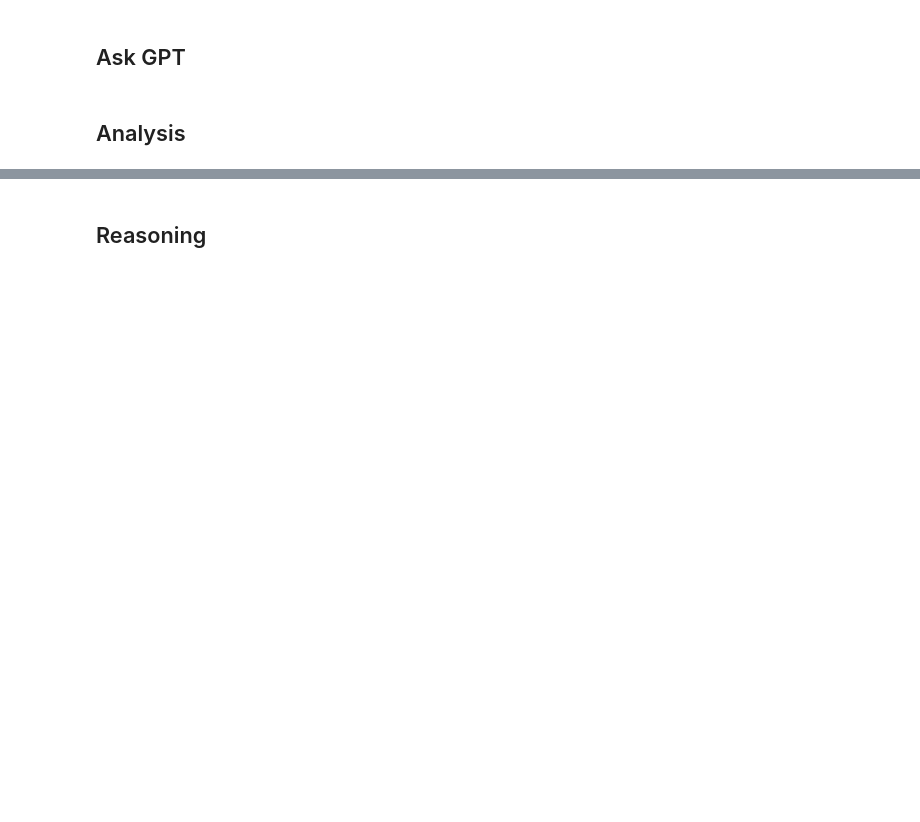
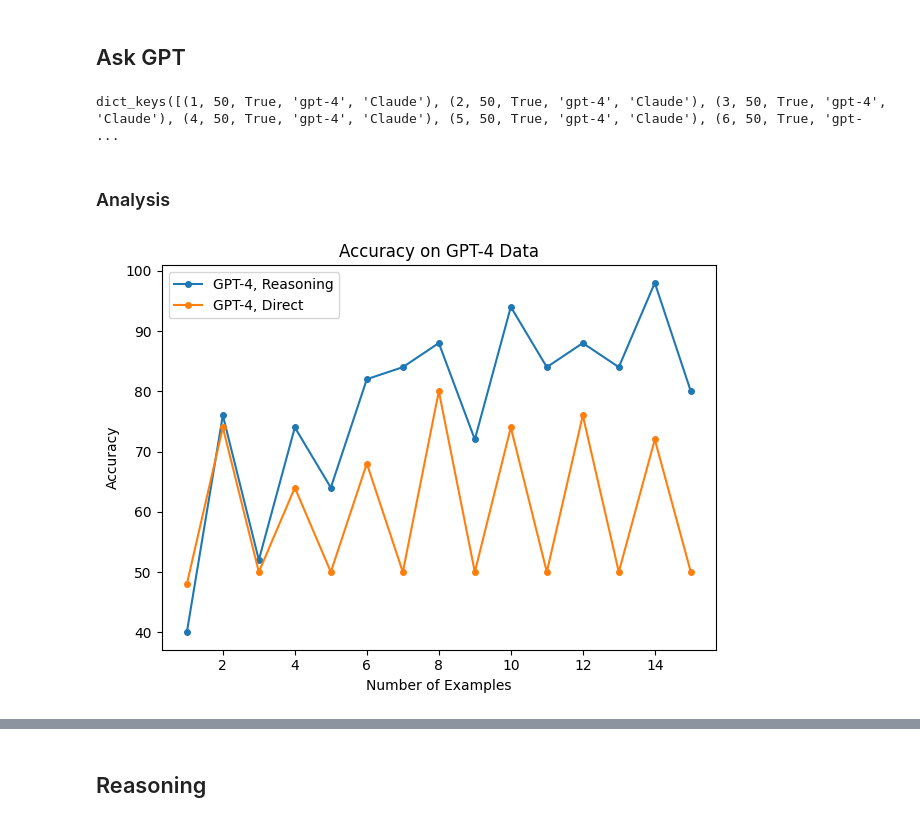
Before and after one commit to david-meltzer/In-Context_Reasoning, a Jupyter notebook: in_context_learning.ipynb, the cells around one changed output, grey strips where cells are left out. Drawn from its saved outputs; the diff is of its cells as text; code cells hidden in the pictures; blank space fills up the shorter version.

```diff
--- a/in_context_learning.ipynb
+++ b/in_context_learning.ipynb
@@ -247,7 +247,7 @@ get_gpt_response(20, 1,100)
 ## Set-up
 # %%
 def convert_example(example):
-    return f'Input: {example[0]}, Output: {example[1]}'
+    return f'Input: {example[0]} ### Output: {example[1]}'
 def convert_all(examples):
     lst = list(map(convert_example,examples))
     return '\n'.join(lst)
@@ -727,7 +734,7 @@ def get_gpt_response(num_examples,
         #example = examples[i]
         prompt = convert_all(few_shot_examples)
 
-        prompt += '\n'+f'Input: {example[0]}, Output: '
+        prompt += '\n'+f'Input: {example[0]} ### Output: '
 
         response = client.chat.completions.create(
             messages=[
@@ -746,10 +753,10 @@ def get_gpt_response(num_examples,
         else:
             pred = res
 
-        #print(f'Working on example {i}')
-        #print(f'sentence is {example}')
-        #print(f'Prediction is {pred}')
-        #print(f'Actual result is {example[1]}')
+        print(f'Working on example {i}')
+        print(f'sentence is {example}')
+        print(f'Prediction is {pred}')
+        print(f'Actual result is {example[1]}')
 
         if not reasoning:
             curr = (pred,example[1])
@@ -764,7 +771,7 @@ def get_gpt_response(num_examples,
         result.append(curr)
 
     accuracy = ct/tot*100
-    #print(f'accuracy is {accuracy}')
+    print(f'accuracy is {accuracy}')
     return result,accuracy
 
         #print(res,bool(example[1]))
@@ -795,0 +808,4 @@ with open('./result.pickle', 'wb') as handle:
+# %%
+result.keys()
+# %% [output]
+dict_keys([(1, 50, True, 'gpt-4', 'Claude'), (2, 50, True, 'gpt-4', 'Claude'), (3, 50, True, 'gpt-4', 'Claude'), (4, 50, True, 'gpt-4', 'Claude'), (5, 50, True, 'gpt-4', 'Claude'), (6, 50, True, 'gpt- ...
@@ -796,32 +814,34 @@ with open('./result.pickle', 'wb') as handle:
 # %% [markdown]
-## Analysis
+### Analysis
 # %%
 import matplotlib.pyplot as plt
 
 x = [i for i in range(1,16)]
 
 y_gpt_reason = [result[i,50,True,'gpt-4','GPT'][1] for i in range(1,16)]
 y_gpt_no_reason = [result[i,50,False,'gpt-4','GPT'][1] for i in range(1,16)]
-y_claude_reason = [result[i,50,True,'gpt-4','Claude'][1] for i in range(1,16)]
-y_claude_no_reason = [result[i,50,False,'gpt-4','Claude'][1] for i in range(1,16)]
+#y_claude_reason = [result[i,50,True,'gpt-4','Claude'][1] for i in range(1,16)]
+#y_claude_no_reason = [result[i,50,False,'gpt-4','Claude'][1] for i in range(1,16)]
 
 size=4
 plt.plot(x, y_gpt_reason, label='GPT-4, Reasoning', marker='o',markersize=size)
 plt.plot(x, y_gpt_no_reason, label='GPT-4, Direct', marker='o',markersize=size)
-plt.plot(x, y_claude_reason, label='Claude, Reasoning', marker='o',markersize=size)
-plt.plot(x, y_claude_no_reason, label='Claude, Direct', marker='o',markersize=size)
+#plt.plot(x, y_claude_reason, label='Claude, Reasoning', marker='o',markersize=size)
+#plt.plot(x, y_claude_no_reason, label='Claude, Direct', marker='o',markersize=size)
 
 plt.legend(loc='upper left')
 
 
-plt.title('Accuracy vs Few-Shot Examples')
+plt.title('Accuracy on GPT-4 Data')
 plt.xlabel('Number of Examples')
 plt.ylabel('Accuracy')
 
 plt.tight_layout()
 
 # Save the plot
-plt.savefig("./accuracy_plot.png")
+plt.savefig("./accuracy_GPT.png")
 
 # Show the plot
 plt.show()
+# %% [output]
+[figure, added]
```
Also changed, not shown: parts of 9 cells of this notebook, 18 other files.
